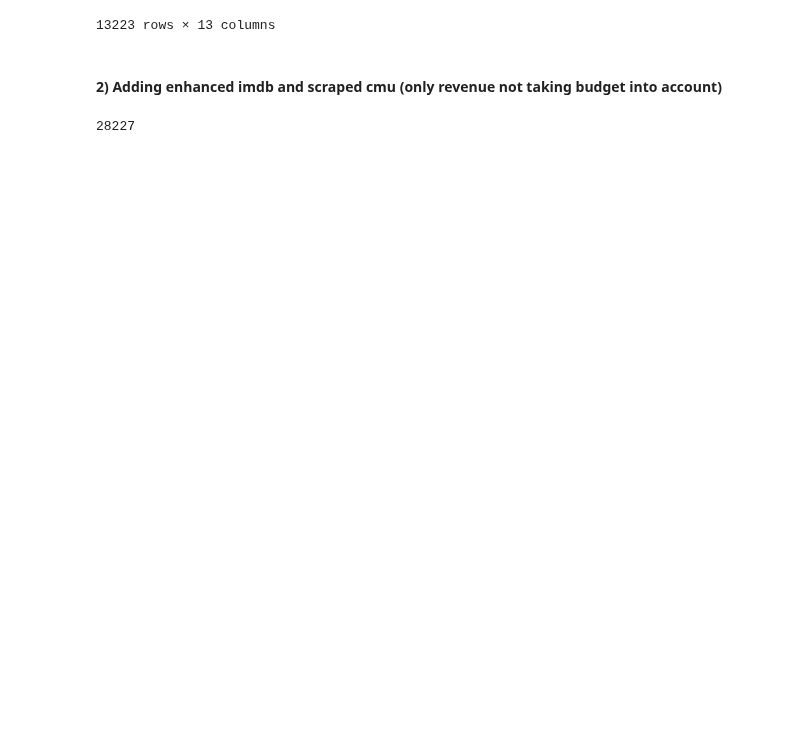
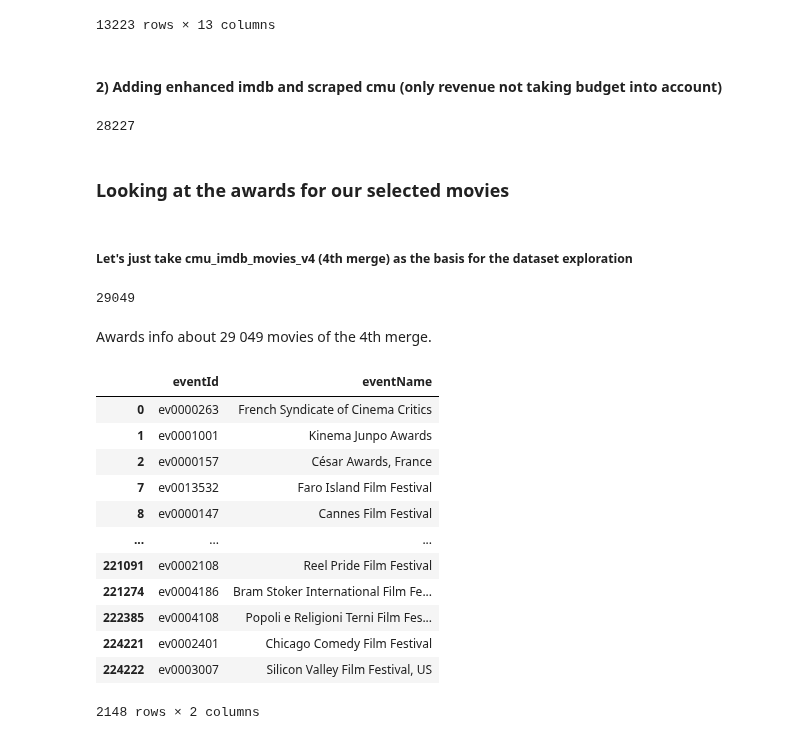
Before and after one commit to epfl-ada/ada-2023-project-crunchychicken, a Jupyter notebook: Dataframes_index.ipynb, the cells around one changed output. Cells and saved outputs as stored; diff of their text form; code cells hidden in the pictures; blank space fills up the shorter version.

```diff
--- a/Dataframes_index.ipynb
+++ b/Dataframes_index.ipynb
@@ -997,3 +1003,34 @@ gc.collect()
 len(revenue_df)
 # %% [output]
 28227
+# %% [markdown]
+### Looking at the awards for our selected movies
+# %% [markdown]
+##### Let's just take cmu_imdb_movies_v4 (4th merge) as the basis for the dataset exploration
+# %%
+#Only keeping the movies awards for now, discarding the ones for the actors.
+awards = awards[awards['isTitle']]
+cmu_imdb_awards = pd.merge(awards,cmu_imdb_movies_v4['tconst'], left_on='const',right_on='tconst',how='inner').drop(columns=['tconst'])
+cmu_imdb_awards.const.nunique()
+# %% [output]
+29049
+# %% [markdown]
+Awards info about 29 049 movies of the 4th merge.
+# %%
+unique_events = cmu_imdb_awards[['eventId','eventName']].drop_duplicates('eventId')
+display(unique_events)
+#2148 Cinema awards ceremonies in the dataset.
+# %% [output]
+|  | eventId | eventName |
+| 0 | ev0000263 | French Syndicate of Cinema Critics |
+| 1 | ev0001001 | Kinema Junpo Awards |
+| 2 | ev0000157 | César Awards, France |
+| 7 | ev0013532 | Faro Island Film Festival |
+| 8 | ev0000147 | Cannes Film Festival |
+| ... | ... | ... |
+| 221091 | ev0002108 | Reel Pride Film Festival |
+| 221274 | ev0004186 | Bram Stoker International Film Fe... |
+| 222385 | ev0004108 | Popoli e Religioni Terni Film Fes... |
+| 224221 | ev0002401 | Chicago Comedy Film Festival |
+| 224222 | ev0003007 | Silicon Valley Film Festival, US |
+2148 rows × 2 columns
```
Also changed, not shown: parts of 11 cells of this notebook.
